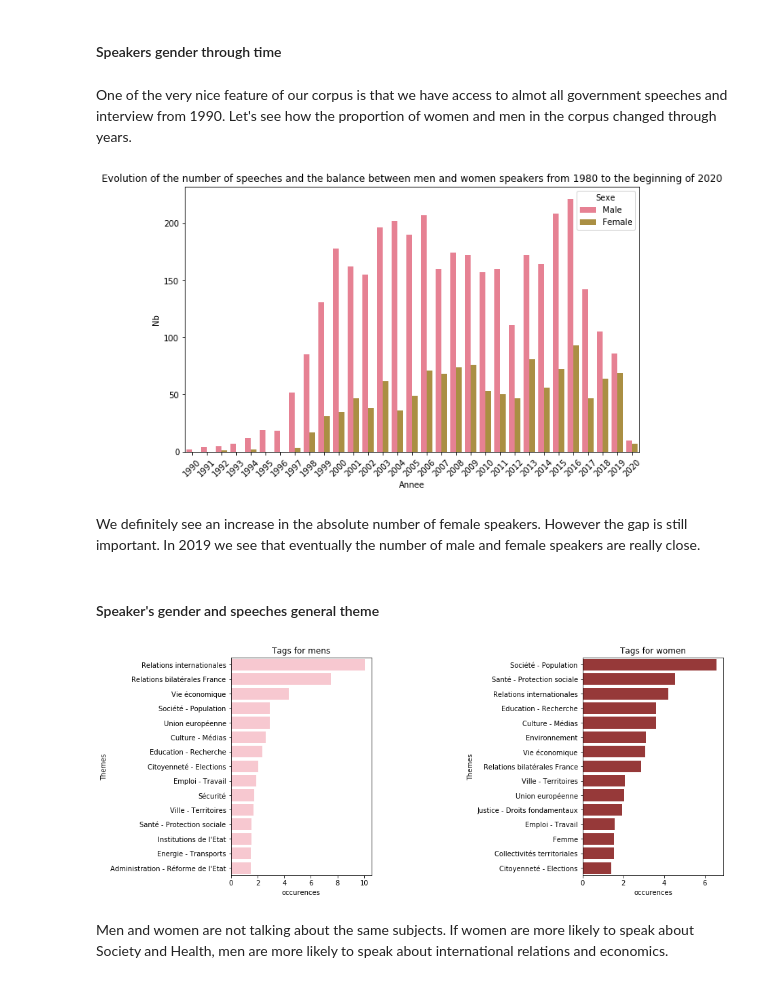
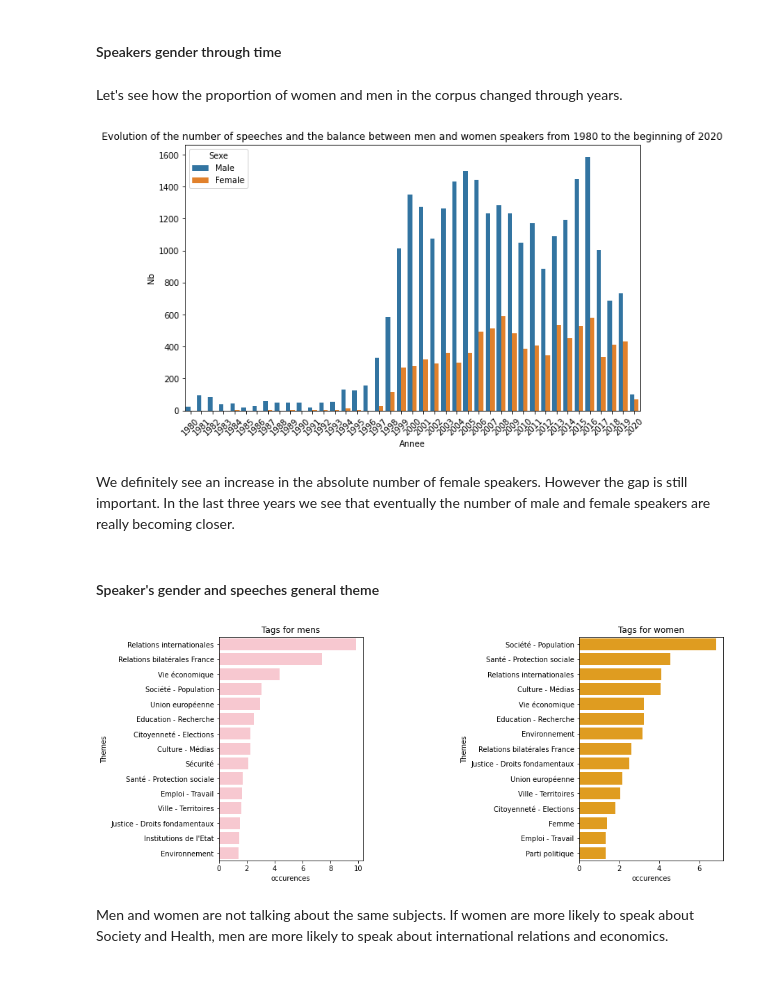
Before and after one commit to cerezamo/NLP_brouillon, a Jupyter notebook: Partie_1.ipynb, the cells around one changed output. Saved outputs shown, nothing was run; the diff lists cells and outputs as text; code cells hidden in the pictures.

```diff
--- a/Partie_1.ipynb
+++ b/Partie_1.ipynb
@@ -60,12 +58,6 @@ from sklearn.metrics import (
     roc_curve,
     scorer)
 #from wordcloud import WordCloud, STOPWORDS, ImageColorGenerator
-# %%
-import numpy as np
-import pandas as pd
-import matplotlib.pyplot as plt
-import seaborn as sns
-sns.set_palette("husl")
 # %% [markdown]
 We import our corpus in the notebook.
 This corpus has been scrapped from : https://www.vie-publique.fr/discours.
@@ -76,5 +72,5 @@ In this part we will first do some processing and extract features which seems t
 # %%
-df = pd.read_csv('medium_df_deseq.csv')
+df = pd.read_csv('fullDF.csv')
 df.head()
 # %% [output]
 |  | Unnamed: 0 | Id | Titre | Type | Theme | Prenom | Nom | Fonction | Date | Tags | Texte | ... |
@@ -128,32 +124,32 @@ Without surprise we have an unbalanced corpus with men being much more represent
 # %% [markdown]
 #### Speakers gender through time
 # %% [markdown]
-One of the very nice feature of our corpus is that we have access to almot all government speeches and interview from 1990. Let's see how the proportion of women and men in the corpus changed through years.
+Let's see how the proportion of women and men in the corpus changed through years.
 # %%
 df['Annee']= df.Date.map(str).apply(lambda x:x[:4])
 lst=[]
 for an in df.Annee.unique():
     for s in df.sexe.unique():
         if s == 1:
             sexe= 'Male'
         else:
             sexe='Female'
         lst+=[(an,len(df[(df.Annee == an) & (df.sexe == s)]),sexe)]
 data = pd.DataFrame(lst,columns=['Annee','Nb','Sexe'])
-data=data[data['Annee']>='1990']
+data=data[data['Annee']>='1980']
 plt.figure(figsize=(10,6))
 sns.barplot(data = data,
             x='Annee',
             y='Nb',
            hue='Sexe')
 plt.xticks(rotation = 45)
 plt.title("Evolution of the number of speeches and the balance between men and women speakers from 1980 to the beginning of 2020")
 plt.show()
 # %% [output]
-[figure, old version]
+[figure, new version]
 # %% [markdown]
 We definitely see an increase in the absolute number of female speakers. However the gap is still important.
-In 2019 we see that eventually the number of male and female speakers are really close.
+In the last three years we see that eventually the number of male and female speakers are really becoming closer.
 # %% [markdown]
 ####  Speaker's gender and speeches general theme
 # %%
@@ -184,11 +180,11 @@ plt.subplot(222)
 sns.barplot(data = d[(d.occurences >= 0.6) & (d.Themes.apply(len) >0) & (d.sexe == 'Female')].sort_values('occurences',ascending=False).head(15),
             y='Themes',
             x='occurences',
-           color = 'brown')
+           color = 'orange')
 plt.title("Tags for women")
 plt.subplots_adjust(wspace = 1.5)
 # %% [output]
-[figure, old version]
+[figure, new version]
 # %% [markdown]
 Men and women are not talking about the same subjects. If women are more likely to speak about Society and Health, men are more likely to speak about international relations and economics.
 # %%
```
Also changed, not shown: parts of 15 cells of this notebook.
